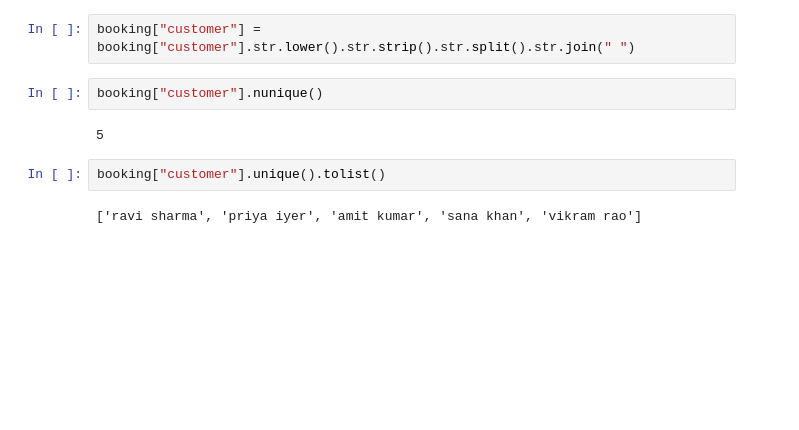
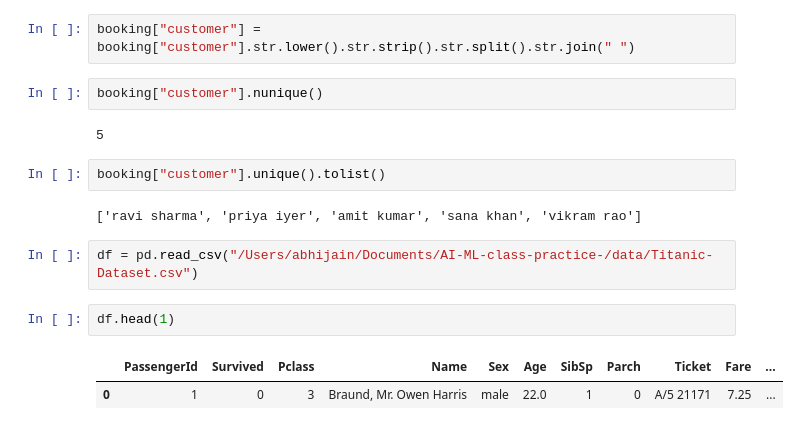
Before and after one commit to Jainabhi90/AI-ML-class-practice-, a Jupyter notebook: pandasNotebook/classMe.ipynb, the cells around one changed output. Drawn from its saved outputs; the diff is of its cells as text; blank space fills up the shorter version.

```diff
--- a/pandasNotebook/classMe.ipynb
+++ b/pandasNotebook/classMe.ipynb
@@ -430,3 +422,10 @@ booking["customer"].nunique()
 booking["customer"].unique().tolist()
 # %% [output]
 ['ravi sharma', 'priya iyer', 'amit kumar', 'sana khan', 'vikram rao']
+# %%
+df = pd.read_csv("/Users/abhijain/Documents/AI-ML-class-practice-/data/Titanic-Dataset.csv")
+# %%
+df.head(1)
+# %% [output]
+|  | PassengerId | Survived | Pclass | Name | Sex | Age | SibSp | Parch | Ticket | Fare | ... |
+| 0 | 1 | 0 | 3 | Braund, Mr. Owen Harris | male | 22.0 | 1 | 0 | A/5 21171 | 7.25 | ... |
```
Also changed, not shown: parts of 1 cell of this notebook, 1 other file.
